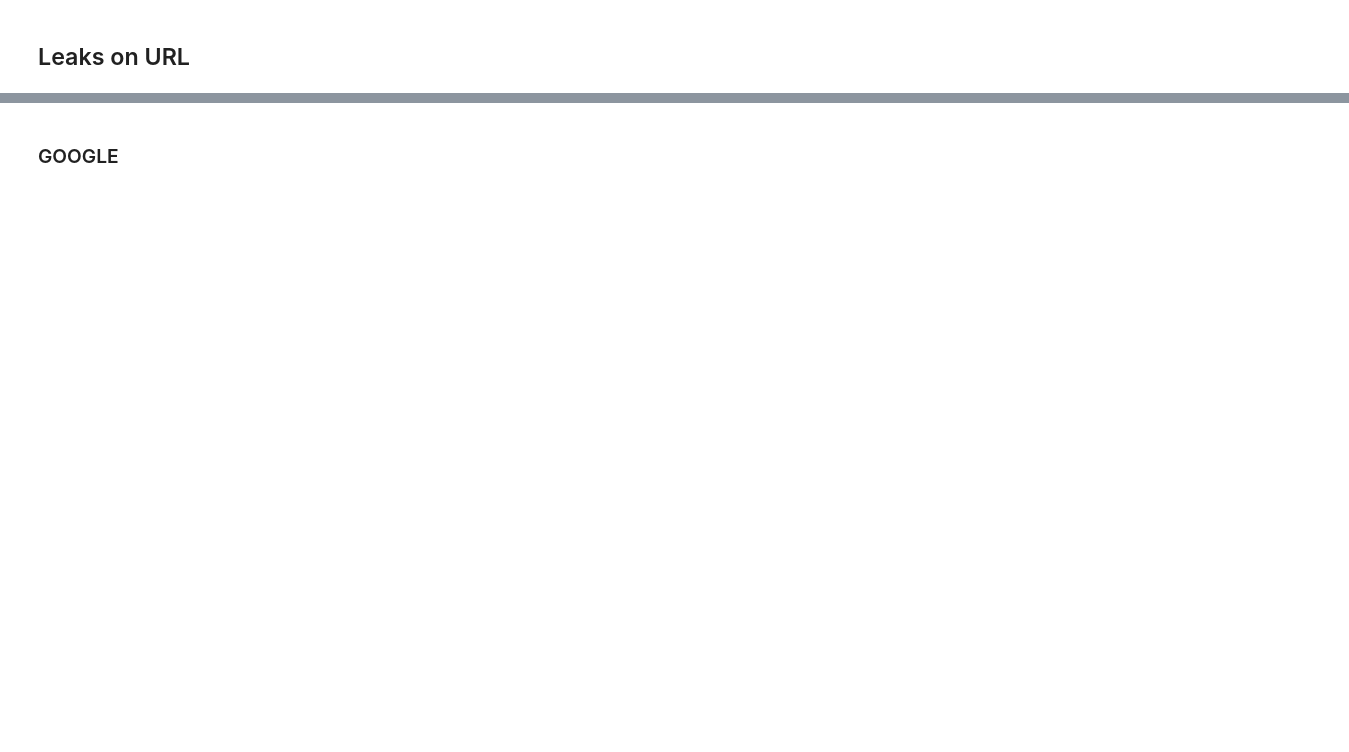
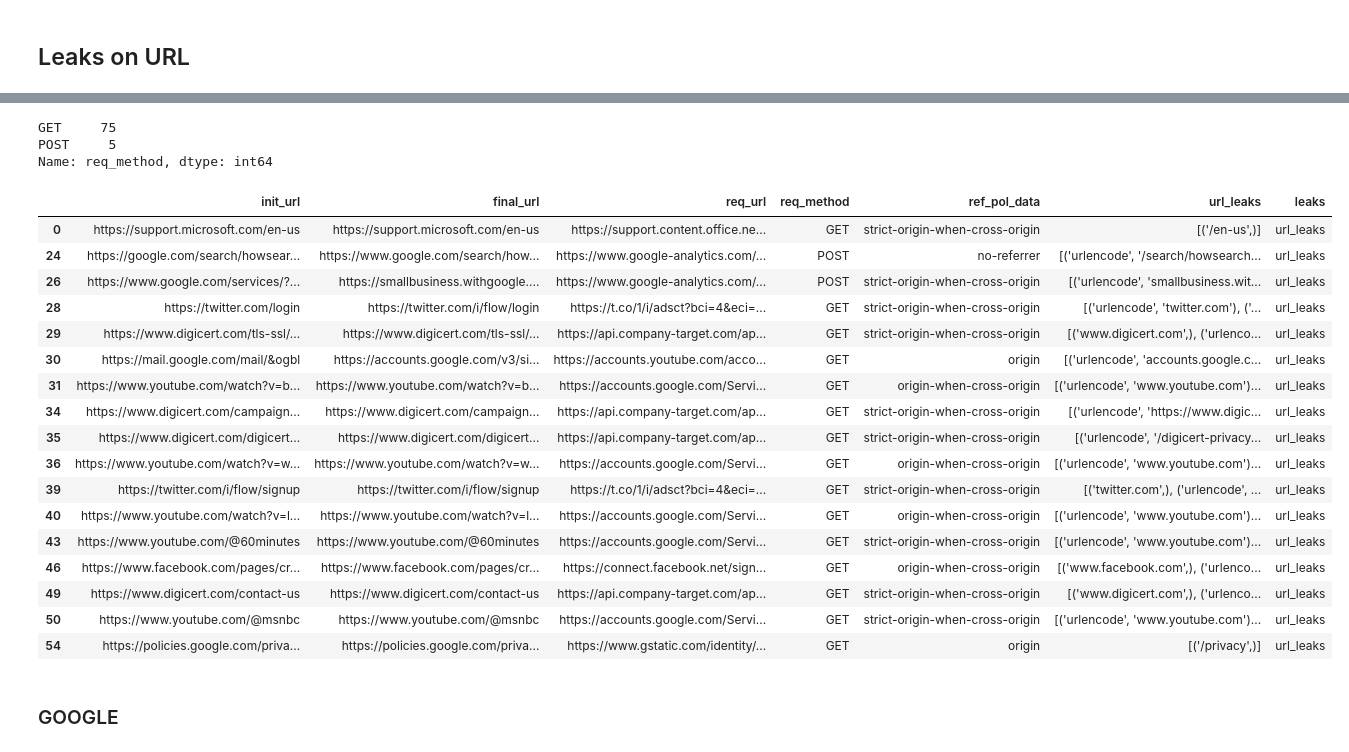
Before and after one commit to luqmanzagi/leak_detector, a Jupyter notebook: simple_analyzer.ipynb, the cells around one changed output, grey strips where cells are left out. Saved outputs shown, nothing was run; the diff lists cells and outputs as text; code cells hidden in the pictures; blank space fills up the shorter version.

```diff
--- a/simple_analyzer.ipynb
+++ b/simple_analyzer.ipynb
@@ -157,2 +188,29 @@ url_leak_print
+# %%
+url_leak_print.req_method.value_counts()
+# %% [output]
+GET     75
+POST     5
+Name: req_method, dtype: int64
+# %%
+url_leak_print.drop_duplicates(subset=['final_url'])
+# %% [output]
+|  | init_url | final_url | req_url | req_method | ref_pol_data | url_leaks | leaks |
+| 0 | https://support.microsoft.com/en-us | https://support.microsoft.com/en-us | https://support.content.office.ne... | GET | strict-origin-when-cross-origin | [('/en-us',)] | url_leaks |
+| 24 | https://google.com/search/howsear... | https://www.google.com/search/how... | https://www.google-analytics.com/... | POST | no-referrer | [('urlencode', '/search/howsearch... | url_leaks |
+| 26 | https://www.google.com/services/?... | https://smallbusiness.withgoogle.... | https://www.google-analytics.com/... | POST | strict-origin-when-cross-origin | [('urlencode', 'smallbusiness.wit... | url_leaks |
+| 28 | https://twitter.com/login | https://twitter.com/i/flow/login | https://t.co/1/i/adsct?bci=4&eci=... | GET | strict-origin-when-cross-origin | [('urlencode', 'twitter.com'), ('... | url_leaks |
+| 29 | https://www.digicert.com/tls-ssl/... | https://www.digicert.com/tls-ssl/... | https://api.company-target.com/ap... | GET | strict-origin-when-cross-origin | [('www.digicert.com',), ('urlenco... | url_leaks |
+| 30 | https://mail.google.com/mail/&ogbl | https://accounts.google.com/v3/si... | https://accounts.youtube.com/acco... | GET | origin | [('urlencode', 'accounts.google.c... | url_leaks |
+| 31 | https://www.youtube.com/watch?v=b... | https://www.youtube.com/watch?v=b... | https://accounts.google.com/Servi... | GET | origin-when-cross-origin | [('urlencode', 'www.youtube.com')... | url_leaks |
+| 34 | https://www.digicert.com/campaign... | https://www.digicert.com/campaign... | https://api.company-target.com/ap... | GET | strict-origin-when-cross-origin | [('urlencode', 'https://www.digic... | url_leaks |
+| 35 | https://www.digicert.com/digicert... | https://www.digicert.com/digicert... | https://api.company-target.com/ap... | GET | strict-origin-when-cross-origin | [('urlencode', '/digicert-privacy... | url_leaks |
+| 36 | https://www.youtube.com/watch?v=w... | https://www.youtube.com/watch?v=w... | https://accounts.google.com/Servi... | GET | origin-when-cross-origin | [('urlencode', 'www.youtube.com')... | url_leaks |
+| 39 | https://twitter.com/i/flow/signup | https://twitter.com/i/flow/signup | https://t.co/1/i/adsct?bci=4&eci=... | GET | strict-origin-when-cross-origin | [('twitter.com',), ('urlencode', ... | url_leaks |
+| 40 | https://www.youtube.com/watch?v=l... | https://www.youtube.com/watch?v=l... | https://accounts.google.com/Servi... | GET | origin-when-cross-origin | [('urlencode', 'www.youtube.com')... | url_leaks |
+| 43 | https://www.youtube.com/@60minutes | https://www.youtube.com/@60minutes | https://accounts.google.com/Servi... | GET | strict-origin-when-cross-origin | [('urlencode', 'www.youtube.com')... | url_leaks |
+| 46 | https://www.facebook.com/pages/cr... | https://www.facebook.com/pages/cr... | https://connect.facebook.net/sign... | GET | origin-when-cross-origin | [('www.facebook.com',), ('urlenco... | url_leaks |
+| 49 | https://www.digicert.com/contact-us | https://www.digicert.com/contact-us | https://api.company-target.com/ap... | GET | strict-origin-when-cross-origin | [('www.digicert.com',), ('urlenco... | url_leaks |
+| 50 | https://www.youtube.com/@msnbc | https://www.youtube.com/@msnbc | https://accounts.google.com/Servi... | GET | strict-origin-when-cross-origin | [('urlencode', 'www.youtube.com')... | url_leaks |
+| 54 | https://policies.google.com/priva... | https://policies.google.com/priva... | https://www.gstatic.com/identity/... | GET | origin | [('/privacy',)] | url_leaks |
 # %% [markdown]
 ### GOOGLE
```
Also changed, not shown: parts of 30 cells of this notebook.
